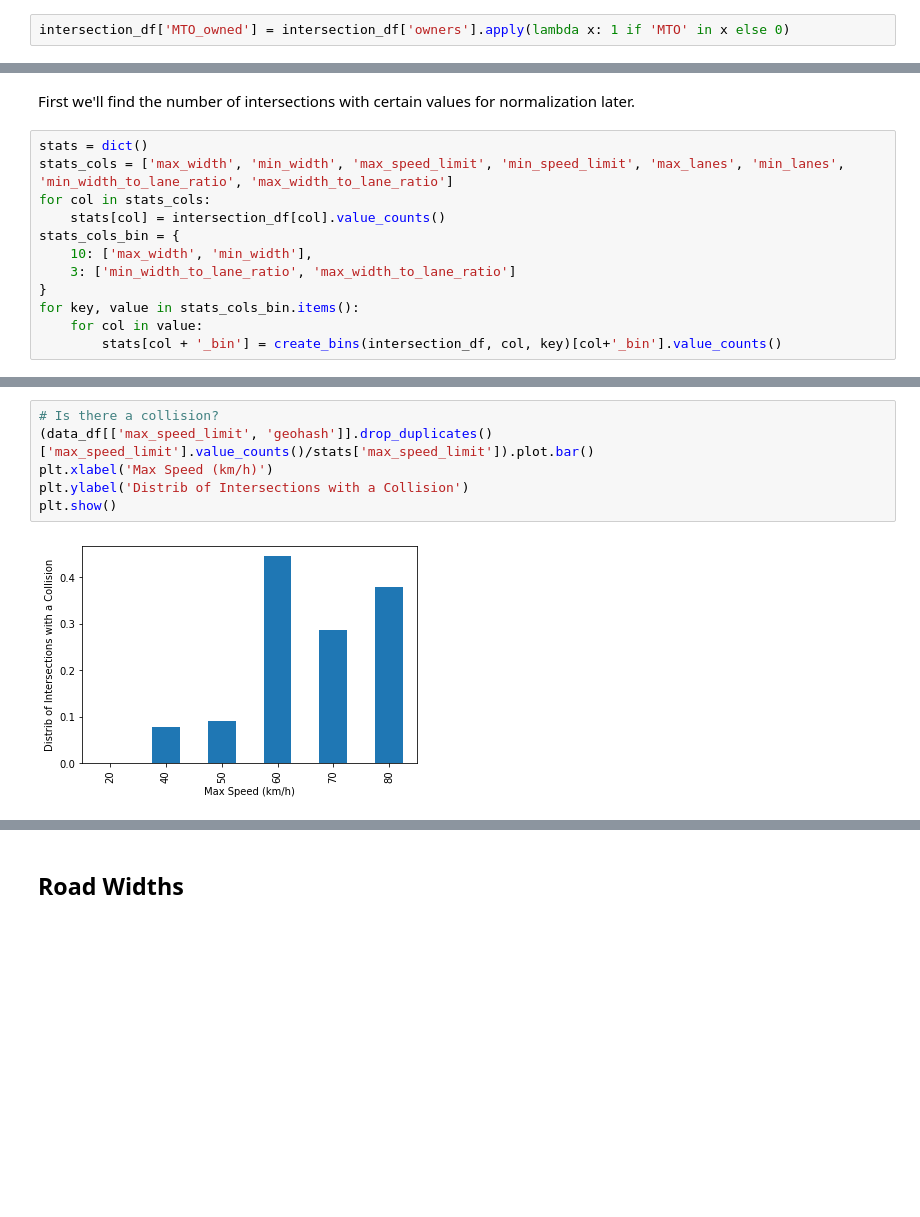
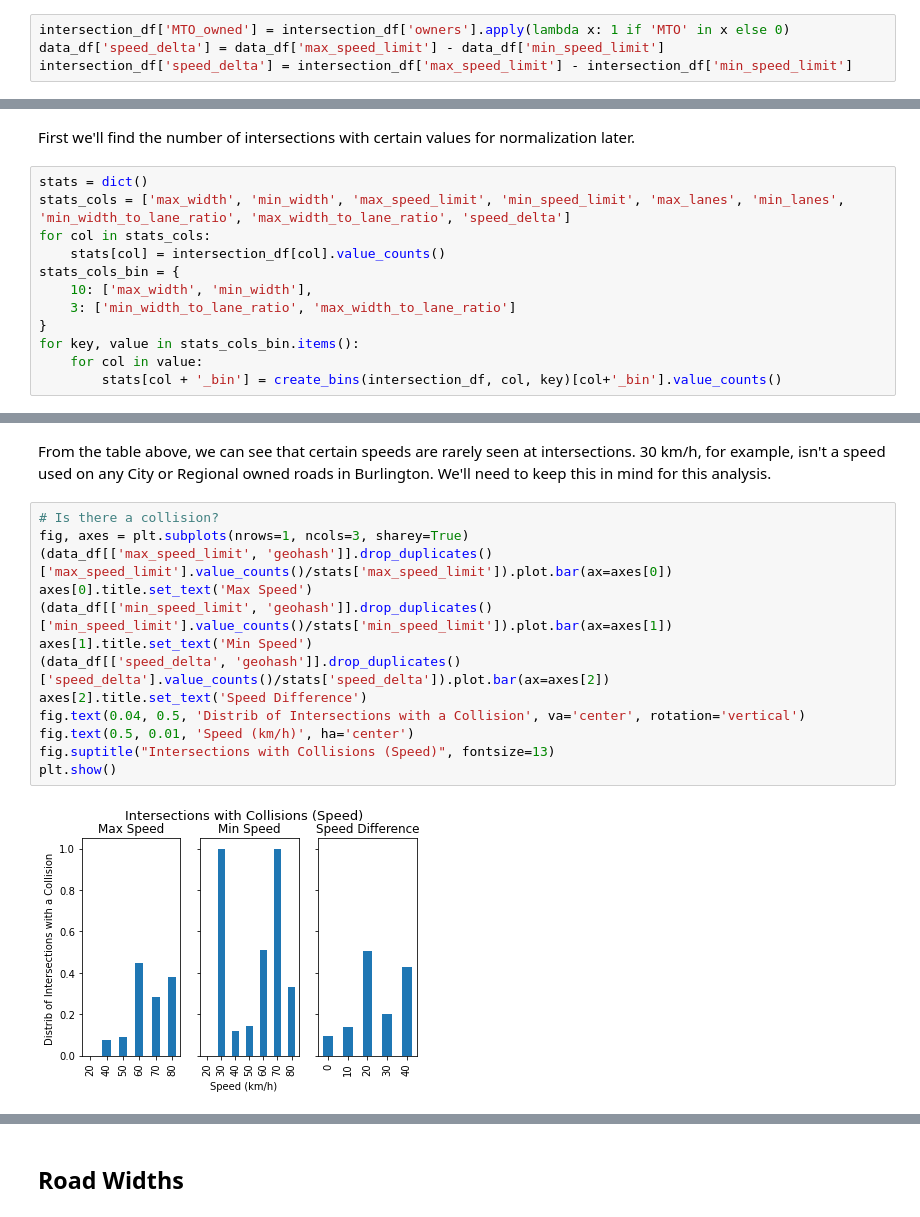
Before and after one commit to FutureProg/Burlington-Crash-Probability-2023, a Jupyter notebook: 2_analysis.ipynb, the cells around one changed output, grey strips where cells are left out. Saved outputs shown, nothing was run; the diff lists cells and outputs as text; blank space fills up the shorter version.

```diff
--- a/2_analysis.ipynb
+++ b/2_analysis.ipynb
@@ -24,3 +23,5 @@ intersection_df = pd.read_json('./prepared_data/intersection_info.json', orient=
 data_df = pd.read_json('./prepared_data/prepared_data.json', orient='records')
 # %%
 intersection_df['MTO_owned'] = intersection_df['owners'].apply(lambda x: 1 if 'MTO' in x else 0)
+data_df['speed_delta'] = data_df['max_speed_limit'] - data_df['min_speed_limit']
+intersection_df['speed_delta'] = intersection_df['max_speed_limit'] - intersection_df['min_speed_limit']
@@ -32,7 +29,7 @@ intersection_df['min_width_to_lane_ratio'].isna().sum()
 First we'll find the number of intersections with certain values for normalization later.
 # %%
 stats = dict()
-stats_cols = ['max_width', 'min_width', 'max_speed_limit', 'min_speed_limit', 'max_lanes', 'min_lanes', 'min_width_to_lane_ratio', 'max_width_to_lane_ratio']
+stats_cols = ['max_width', 'min_width', 'max_speed_limit', 'min_speed_limit', 'max_lanes', 'min_lanes', 'min_width_to_lane_ratio', 'max_width_to_lane_ratio', 'speed_delta']
 for col in stats_cols:
     stats[col] = intersection_df[col].value_counts()
 stats_cols_bin = {
@@ -48,8 +57,17 @@ We'll take a naive look first at the normalized values for road speeds. We'll al
+# %% [markdown]
+From the table above, we can see that certain speeds are rarely seen at intersections. 30 km/h, for example, isn't a speed used on any City or Regional owned roads in Burlington. We'll need to keep this in mind for this analysis.
 # %%
 # Is there a collision?
-(data_df[['max_speed_limit', 'geohash']].drop_duplicates()['max_speed_limit'].value_counts()/stats['max_speed_limit']).plot.bar()
-plt.xlabel('Max Speed (km/h)')
-plt.ylabel('Distrib of Intersections with a Collision')
+fig, axes = plt.subplots(nrows=1, ncols=3, sharey=True)
+(data_df[['max_speed_limit', 'geohash']].drop_duplicates()['max_speed_limit'].value_counts()/stats['max_speed_limit']).plot.bar(ax=axes[0])
+axes[0].title.set_text('Max Speed')
+(data_df[['min_speed_limit', 'geohash']].drop_duplicates()['min_speed_limit'].value_counts()/stats['min_speed_limit']).plot.bar(ax=axes[1])
+axes[1].title.set_text('Min Speed')
+(data_df[['speed_delta', 'geohash']].drop_duplicates()['speed_delta'].value_counts()/stats['speed_delta']).plot.bar(ax=axes[2])
+axes[2].title.set_text('Speed Difference')
+fig.text(0.04, 0.5, 'Distrib of Intersections with a Collision', va='center', rotation='vertical')
+fig.text(0.5, 0.01, 'Speed (km/h)', ha='center')
+fig.suptitle("Intersections with Collisions (Speed)", fontsize=13)
 plt.show()
 # %% [output]
-[figure, old version]
+[figure, new version]
```
Also changed, not shown: parts of 11 cells of this notebook.
